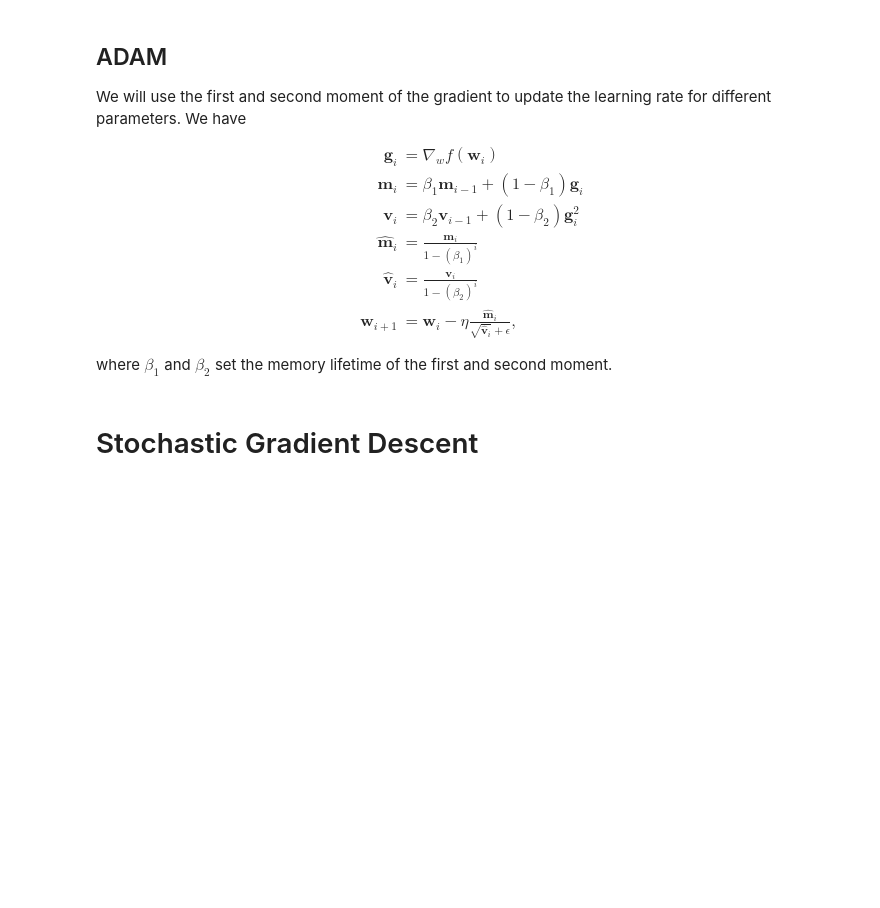
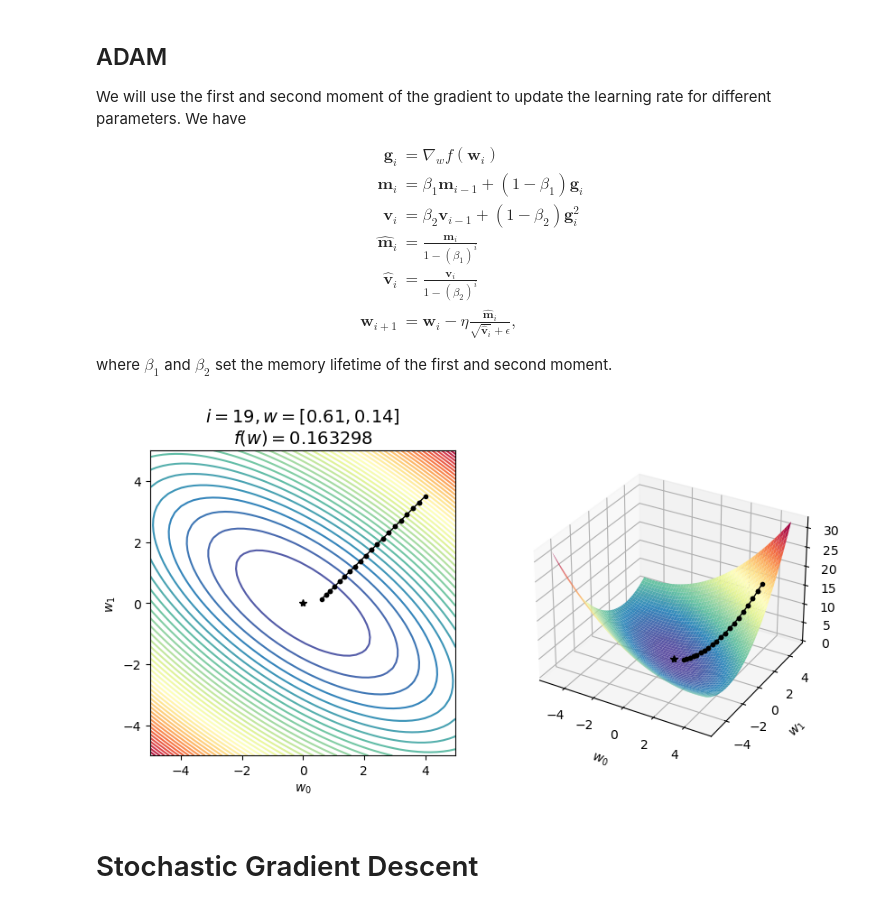
Before and after one commit to sarahharkins7/Optimization, a Jupyter notebook: Optimization.ipynb, the cells around one changed output. Cells and saved outputs as stored; diff of their text form; code cells hidden in the pictures; blank space fills up the shorter version.

```diff
--- a/Optimization.ipynb
+++ b/Optimization.ipynb
@@ -126,42 +130,44 @@ where $\beta_1$ and $\beta_2$ set the memory lifetime of the first and second mo
 β1 = 0.9
 β2 = 0.999
 ϵ = 1.0E-8
-η = 0.5
+η = 0.2
 
-num_iter = 10
+num_iter = 20
 
 ax.plot(*w, marker='.', color='k', ms=15)
 
 w = np.array([4.0,3.5])
 
 w_traj = np.zeros([num_iter,2])
 w_traj[0,:] = w
 fig, ax, ax3d = plot_function(np.linspace(-5, 5, 50), lambda x: f(x, A))
 
 m = np.zeros(2)
 v = np.zeros(2)
 
 for i in range(1,num_iter):
 
     g = np.array(df_dw(w,A))
     m = β1*m + (1-β1)*g
     v = β2*v + (1-β2)*g*g
 
     m̂ = m/(1-β1**i)
     v̂ = v/(1-β2**i)
 
     w_old = np.copy(w)
 
     w = w - η*np.divide(m̂,np.sqrt(v̂) + ϵ)
 
     # plot
     ax.plot([w_old[0], w[0]], [w_old[1], w[1]], marker='.', linestyle='-', color='k',lw=1)
     ax3d.plot([w_old[0], w[0]], [w_old[1], w[1]], [f(w_old,A),f(w,A)], marker='.', linestyle='-', color='k',lw=1, zorder=100)
 
     ax.set_title(f'$i={i}, w=[{w[0]:.2f},{w[1]:.2f}]$' + '\n' + f'$f(w) = {f(w,A):.6f}$', fontsize=14);
 
     display.display(fig)
     display.clear_output(wait=True)
+# %% [output]
+[figure, added]
 # %% [markdown]
 # Stochastic Gradient Descent
 # %% [markdown]
```
Also changed, not shown: parts of 10 cells of this notebook.
